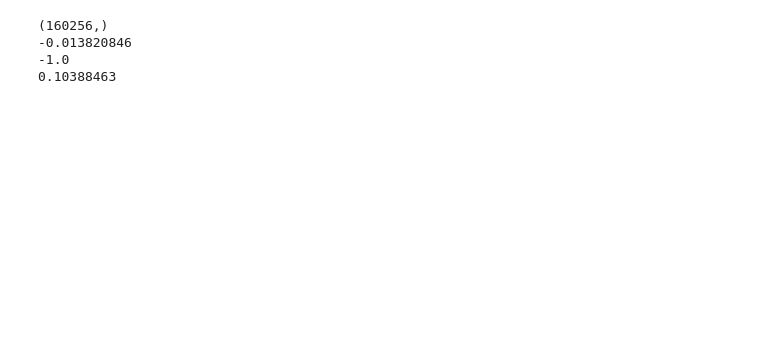
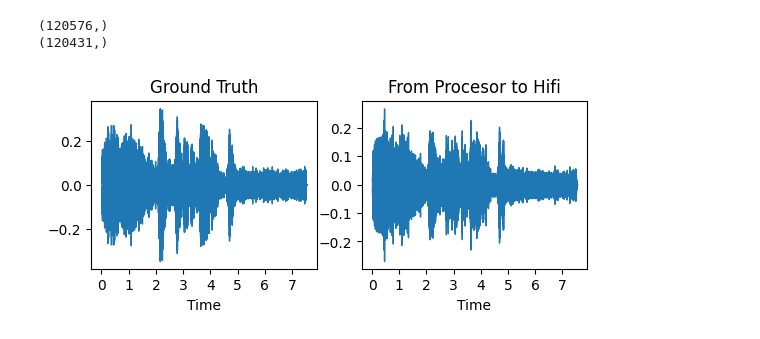
Before and after one commit to kevinjcai/aniSpeechT5, a Jupyter notebook: debug_2.ipynb, the cells around one changed output. Cells and saved outputs as stored; diff of their text form; code cells hidden in the pictures; blank space fills up the shorter version.

```diff
--- a/debug_2.ipynb
+++ b/debug_2.ipynb
@@ -26,16 +26,30 @@ def save_numpy_as_mp3(numpy_array, sample_rate, file_name):
 
 # Example usage:
 # %%
-audio = np.load("spec_to_wave.npy")[0,:]
+audio = np.load("holder/spec_to_wave.npy")[0,:]
+ground  = np.load("holder/waveform.npy")
+
 print(audio.shape)
-print(min(audio))
-audio = audio/max(audio)
-audio = -audio/min(audio)
-print(min(audio))
-print(max(audio))
-save_numpy_as_mp3(audio, 16000, 'output.mp3')
+print(ground.shape)
+
+save_numpy_as_mp3(audio, 16000, 'audio.mp3')
+save_numpy_as_mp3(ground, 16000, 'ground.mp3')
 # %% [output]
-(160256,)
--0.013820846
--1.0
-0.10388463
+(120576,)
+(120431,)
+# %%
+import matplotlib.pyplot as plt
+import numpy as np
+import librosa.display
+def visualize_waveform(signal, sample_rate, subplot):
+    plt.subplot(subplot)
+    librosa.display.waveshow(signal, sr=sample_rate)
+    if subplot == 221:
+        plt.title('Ground Truth')
+    else:
+        plt.title('From Procesor to Hifi')
+# %%
+visualize_waveform(ground, 16000, 221)
+visualize_waveform(audio, 16000, 222)
+# %% [output]
+[figure, added]
```
Also changed, not shown: parts of 6 cells of this notebook, 29 other files.
